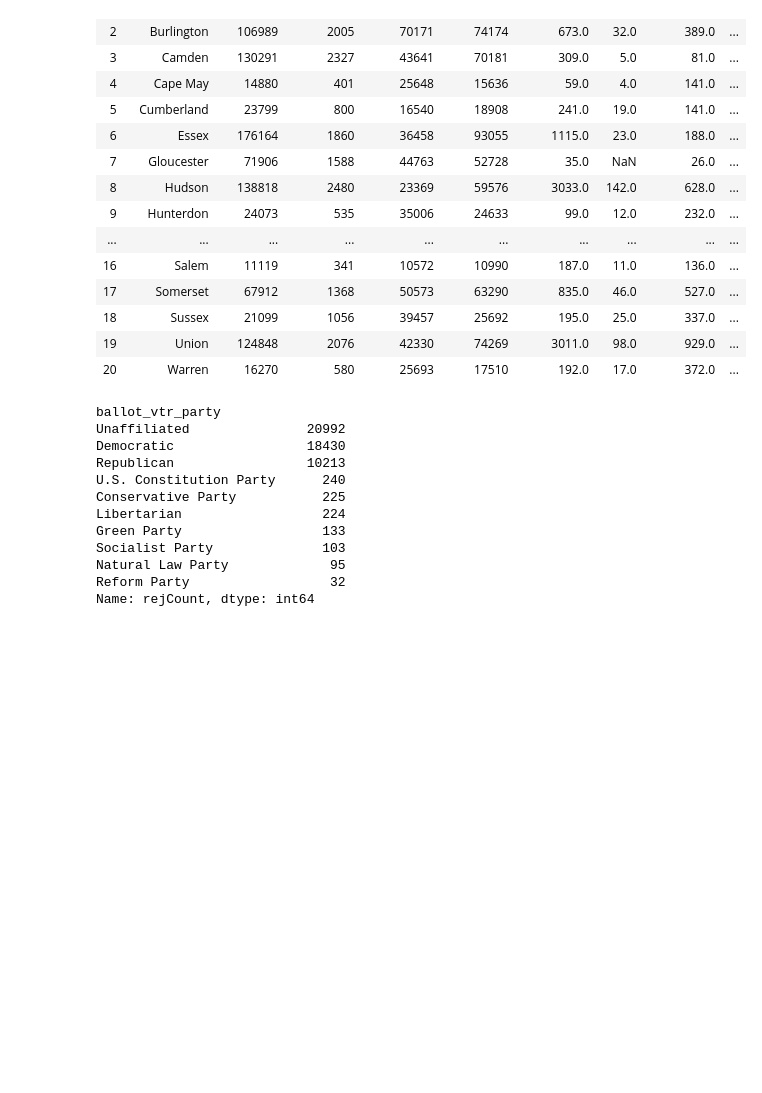
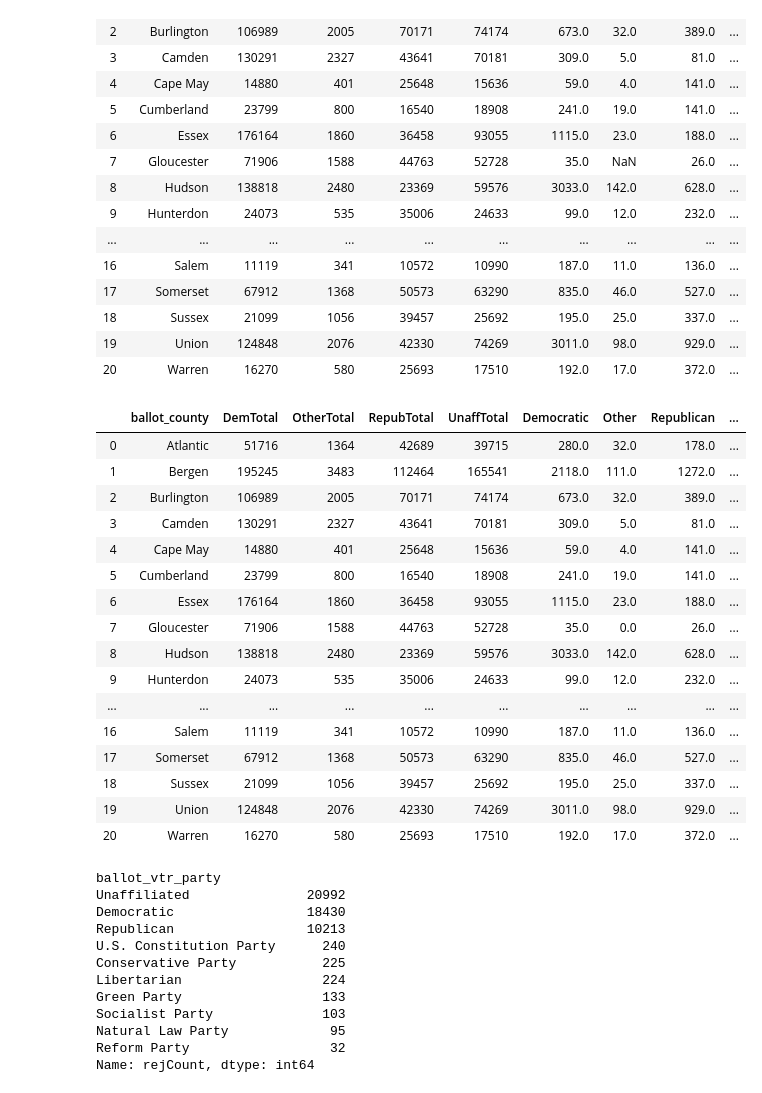
Before and after one commit to lemonaidn/VBM_Rejection_Factors, a Jupyter notebook: Khamanna/VBM_Report_Cleaning.ipynb, the cells around one changed output. Cells and saved outputs as stored; diff of their text form; code cells hidden in the pictures; blank space fills up the shorter version.

```diff
--- a/Khamanna/VBM_Report_Cleaning.ipynb
+++ b/Khamanna/VBM_Report_Cleaning.ipynb
@@ -744,6 +744,25 @@ merged_party['Unaff_per_totalCountyUnaff%']=(merged_party['Unaffiliated']/merged
 # %%
 #Fixing the missing numbers
 merged_party=merged_party.fillna(0.0)
+merged_party
+# %% [output]
+|  | ballot_county | DemTotal | OtherTotal | RepubTotal | UnaffTotal | Democratic | Other | Republican | ... |
+| 0 | Atlantic | 51716 | 1364 | 42689 | 39715 | 280.0 | 32.0 | 178.0 | ... |
+| 1 | Bergen | 195245 | 3483 | 112464 | 165541 | 2118.0 | 111.0 | 1272.0 | ... |
+| 2 | Burlington | 106989 | 2005 | 70171 | 74174 | 673.0 | 32.0 | 389.0 | ... |
+| 3 | Camden | 130291 | 2327 | 43641 | 70181 | 309.0 | 5.0 | 81.0 | ... |
+| 4 | Cape May | 14880 | 401 | 25648 | 15636 | 59.0 | 4.0 | 141.0 | ... |
+| 5 | Cumberland | 23799 | 800 | 16540 | 18908 | 241.0 | 19.0 | 141.0 | ... |
+| 6 | Essex | 176164 | 1860 | 36458 | 93055 | 1115.0 | 23.0 | 188.0 | ... |
+| 7 | Gloucester | 71906 | 1588 | 44763 | 52728 | 35.0 | 0.0 | 26.0 | ... |
+| 8 | Hudson | 138818 | 2480 | 23369 | 59576 | 3033.0 | 142.0 | 628.0 | ... |
+| 9 | Hunterdon | 24073 | 535 | 35006 | 24633 | 99.0 | 12.0 | 232.0 | ... |
+| ... | ... | ... | ... | ... | ... | ... | ... | ... | ... |
+| 16 | Salem | 11119 | 341 | 10572 | 10990 | 187.0 | 11.0 | 136.0 | ... |
+| 17 | Somerset | 67912 | 1368 | 50573 | 63290 | 835.0 | 46.0 | 527.0 | ... |
+| 18 | Sussex | 21099 | 1056 | 39457 | 25692 | 195.0 | 25.0 | 337.0 | ... |
+| 19 | Union | 124848 | 2076 | 42330 | 74269 | 3011.0 | 98.0 | 929.0 | ... |
+| 20 | Warren | 16270 | 580 | 25693 | 17510 | 192.0 | 17.0 | 372.0 | ... |
 # %%
 #Writing the "party dataset" to csv
 merged_party.to_csv('merged_party.csv')
```
Also changed, not shown: parts of 7 cells of this notebook.
